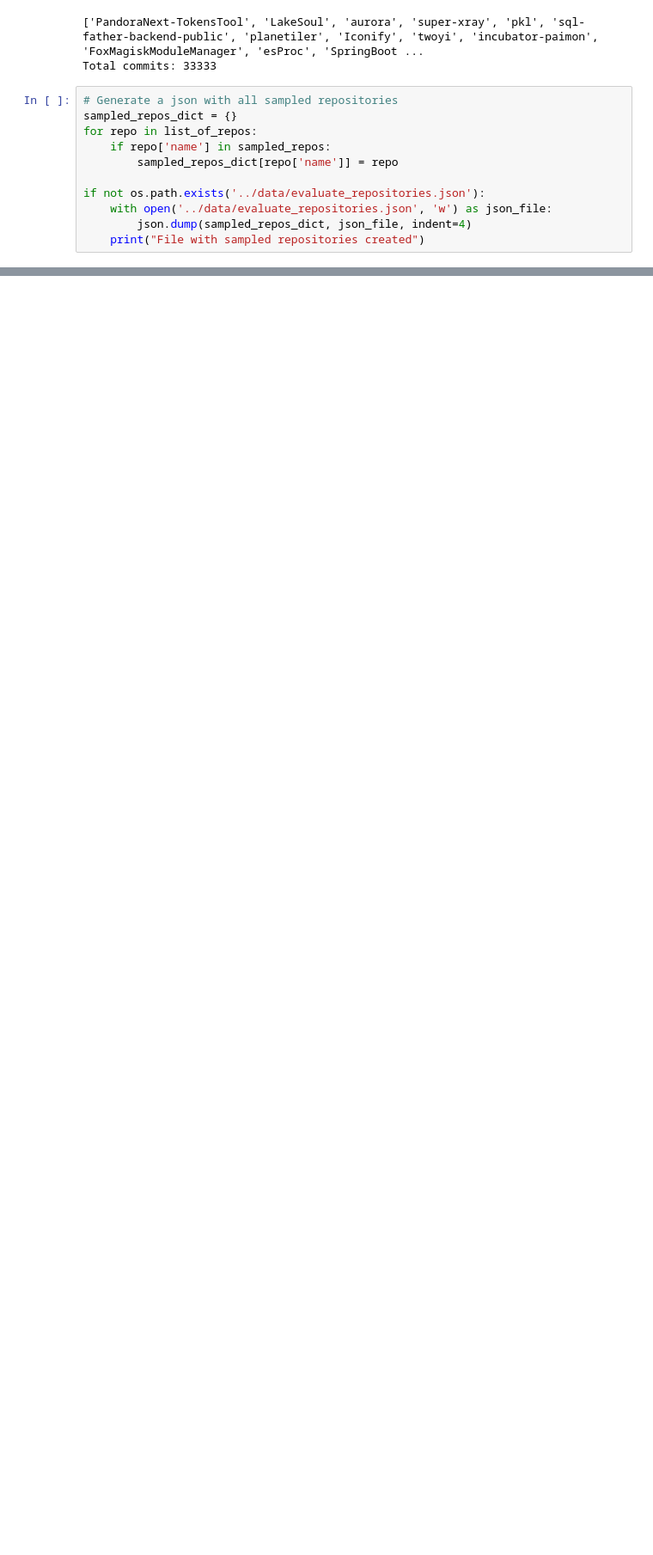
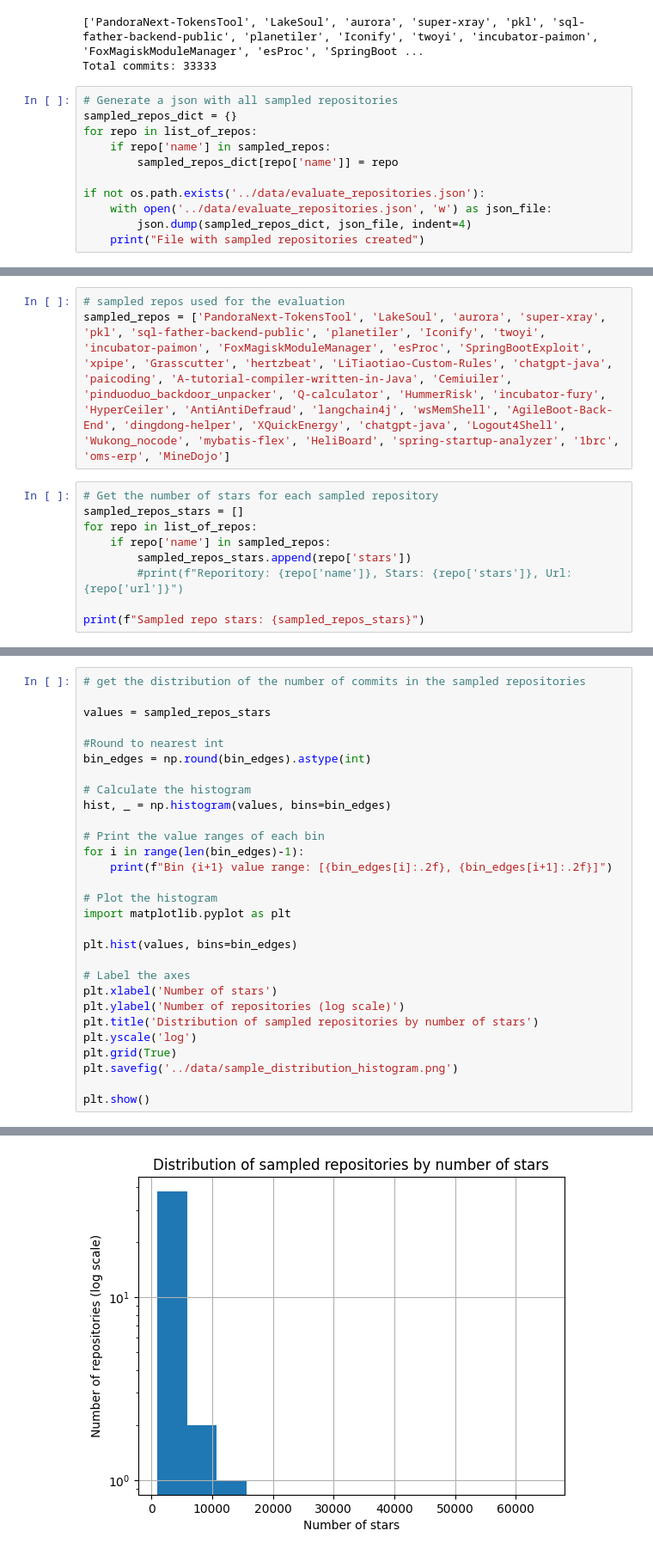
Before and after one commit to AlexChudic/FinalProject, a Jupyter notebook: src/get_samples.ipynb, the cells around one changed output, grey strips where cells are left out. Shown: that part at 86% size. Saved outputs shown, nothing was run; the diff lists cells and outputs as text; blank space fills up the shorter version.

```diff
--- a/src/get_samples.ipynb
+++ b/src/get_samples.ipynb
@@ -422,0 +410,12 @@ Total commits: 164558
+# %%
+# sampled repos used for the evaluation
+sampled_repos = ['PandoraNext-TokensTool', 'LakeSoul', 'aurora', 'super-xray', 'pkl', 'sql-father-backend-public', 'planetiler', 'Iconify', 'twoyi', 'incubator-paimon', 'FoxMagiskModuleManager', 'esProc', 'SpringBootExploit', 'xpipe', 'Grasscutter', 'hertzbeat', 'LiTiaotiao-Custom-Rules', 'chatgpt-java', 'paicoding', 'A-tutorial-compiler-written-in-Java', 'Cemiuiler', 'pinduoduo_backdoor_unpacker', 'Q-calculator', 'HummerRisk', 'incubator-fury', 'HyperCeiler', 'AntiAntiDefraud', 'langchain4j', 'wsMemShell', 'AgileBoot-Back-End', 'dingdong-helper', 'XQuickEnergy', 'chatgpt-java', 'Logout4Shell', 'Wukong_nocode', 'mybatis-flex', 'HeliBoard', 'spring-startup-analyzer', '1brc', 'oms-erp', 'MineDojo']
+# %%
+# Get the number of stars for each sampled repository
+sampled_repos_stars = []
+for repo in list_of_repos:
+    if repo['name'] in sampled_repos:
+        sampled_repos_stars.append(repo['stars'])
+        #print(f"Reporitory: {repo['name']}, Stars: {repo['stars']}, Url: {repo['url']}")
+
+print(f"Sampled repo stars: {sampled_repos_stars}")
@@ -422,0 +424,30 @@ Total commits: 164558
+# %%
+# get the distribution of the number of commits in the sampled repositories
+
+values = sampled_repos_stars
+
+#Round to nearest int
+bin_edges = np.round(bin_edges).astype(int)
+
+# Calculate the histogram
+hist, _ = np.histogram(values, bins=bin_edges)
+
+# Print the value ranges of each bin
+for i in range(len(bin_edges)-1):
+    print(f"Bin {i+1} value range: [{bin_edges[i]:.2f}, {bin_edges[i+1]:.2f}]")
+
+# Plot the histogram
+import matplotlib.pyplot as plt
+
+plt.hist(values, bins=bin_edges)
+
+# Label the axes
+plt.xlabel('Number of stars')
+plt.ylabel('Number of repositories (log scale)')
+plt.title('Distribution of sampled repositories by number of stars')
+plt.yscale('log')
+plt.grid(True)
+plt.savefig('../data/sample_distribution_histogram.png')
+
+plt.show()
+# %% [output]
@@ -422,0 +467 @@ Total commits: 164558
+[figure, added]
```
Also changed, not shown: parts of 8 cells of this notebook.
